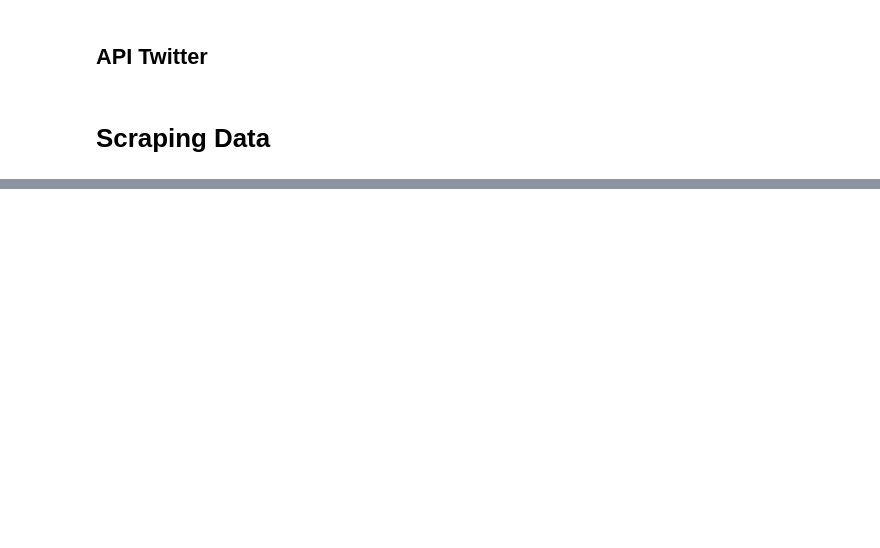
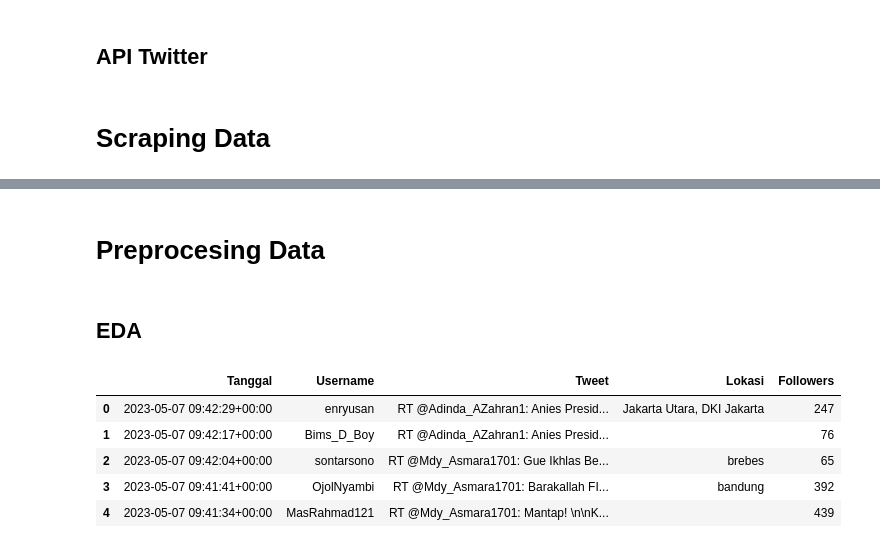
Before and after one commit to Fauzan-Kamil/Scrap_Twiter, a Jupyter notebook: Scraping_twiter.ipynb, the cells around one changed output, grey strips where cells are left out. Saved outputs shown, nothing was run; the diff lists cells and outputs as text; code cells hidden in the pictures; blank space fills up the shorter version.

```diff
--- a/Scraping_twiter.ipynb
+++ b/Scraping_twiter.ipynb
@@ -13,3 +23,8 @@ access_token_secret = "your access token secret"
+# %%
+api_key = "your_api_key"
+api_secret_key = "your_api_secret_key"
+access_token = "your_access_token"
+access_token_secret = "your_access_token_secret"
 # %%
 # Authenticate to Twitter
 auth = tw.OAuthHandler(api_key, api_secret_key)
@@ -78,3 +108,16 @@ memory usage: 0.0+ bytes
 # %%
 # export ke csv
 df.to_csv('hasil_search.csv', index=False)
+# %% [markdown]
+# Preprocesing Data
+# %% [markdown]
+## EDA
+# %%
+df.head()
+# %% [output]
+|  | Tanggal | Username | Tweet | Lokasi | Followers |
+| 0 | 2023-05-07 09:42:29+00:00 | enryusan | RT @Adinda_AZahran1: Anies Presid... | Jakarta Utara, DKI Jakarta | 247 |
+| 1 | 2023-05-07 09:42:17+00:00 | Bims_D_Boy | RT @Adinda_AZahran1: Anies Presid... |  | 76 |
+| 2 | 2023-05-07 09:42:04+00:00 | sontarsono | RT @Mdy_Asmara1701: Gue Ikhlas Be... | brebes | 65 |
+| 3 | 2023-05-07 09:41:41+00:00 | OjolNyambi | RT @Mdy_Asmara1701: Barakallah FI... | bandung | 392 |
+| 4 | 2023-05-07 09:41:34+00:00 | MasRahmad121 | RT @Mdy_Asmara1701: Mantap! \n\nK... |  | 439 |
```
Also changed, not shown: parts of 21 cells of this notebook, 4 other files.
